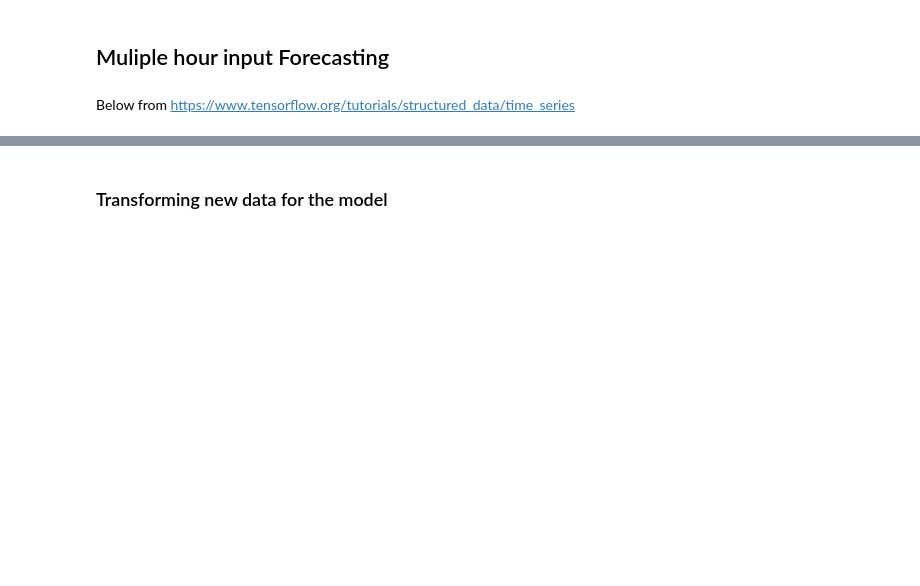
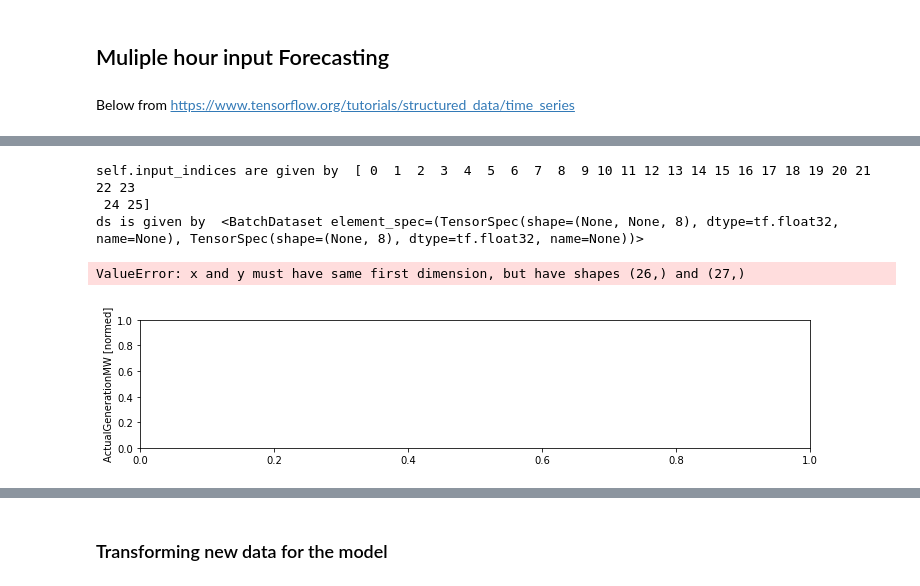
Before and after one commit to kevinTheQuigley/chargeTimeAnalytics, a Jupyter notebook: ChargeTimeML.ipynb, the cells around one changed output, grey strips where cells are left out. Drawn from its saved outputs; the diff is of its cells as text; code cells hidden in the pictures; blank space fills up the shorter version.

```diff
--- a/ChargeTimeML.ipynb
+++ b/ChargeTimeML.ipynb
@@ -979,0 +1188,54 @@ performance['Conv'] = conv_model.evaluate(conv_window.test, verbose=0)
+# %%
+def plot(self, model=None, plot_col='ActualGenerationMW', max_subplots=3):
+  inputs, labels = self.example
+  plt.figure(figsize=(12, 8))
+  plot_col_index = self.column_indices[plot_col]
+  max_n = min(max_subplots, len(inputs))
+  for n in range(max_n):
+    plt.subplot(max_n, 1, n+1)
+    plt.ylabel(f'{plot_col} [normed]')
+    plt.plot(self.input_indices, inputs[n, :, plot_col_index],
+             label='Inputs', marker='.', zorder=-10)
+
+    if self.label_columns:
+      label_col_index = self.label_columns_indices.get(plot_col, None)
+    else:
+      label_col_index = plot_col_index
+
+    if label_col_index is None:
+      continue
+
+    plt.scatter(self.label_indices, labels[n, :, label_col_index],
+                edgecolors='k', label='Labels', c='#2ca02c', s=64)
+    if model is not None:
+      predictions = model(inputs)
+      plt.scatter(self.label_indices, predictions[n, :, label_col_index],
+                  marker='X', edgecolors='k', label='Predictions',
+                  c='#ff7f0e', s=64)
+
+    if n == 0:
+      plt.legend()
+
+  plt.xlabel('Time [h]')
+
+WindowGenerator.plot = plot
+
+
+
+LABEL_WIDTH = 24
+INPUT_WIDTH = LABEL_WIDTH + (CONV_WIDTH - 1)
+wide_conv_window = WindowGenerator(
+    input_width=INPUT_WIDTH,
+    label_width=LABEL_WIDTH,
+    shift=1,
+    label_columns=['ActualGenerationMW'])
+
+wide_conv_window
+
+wide_conv_window.plot(conv_model)
+# %% [output]
+self.input_indices are given by  [ 0  1  2  3  4  5  6  7  8  9 10 11 12 13 14 15 16 17 18 19 20 21 22 23
+ 24 25]
+ds is given by  <BatchDataset element_spec=(TensorSpec(shape=(None, None, 8), dtype=tf.float32, name=None), TensorSpec(shape=(None, 8), dtype=tf.float32, name=None))>
+ValueError: x and y must have same first dimension, but have shapes (26,) and (27,)
+[figure, added]
```
Also changed, not shown: parts of 32 cells of this notebook, 1 other file.
